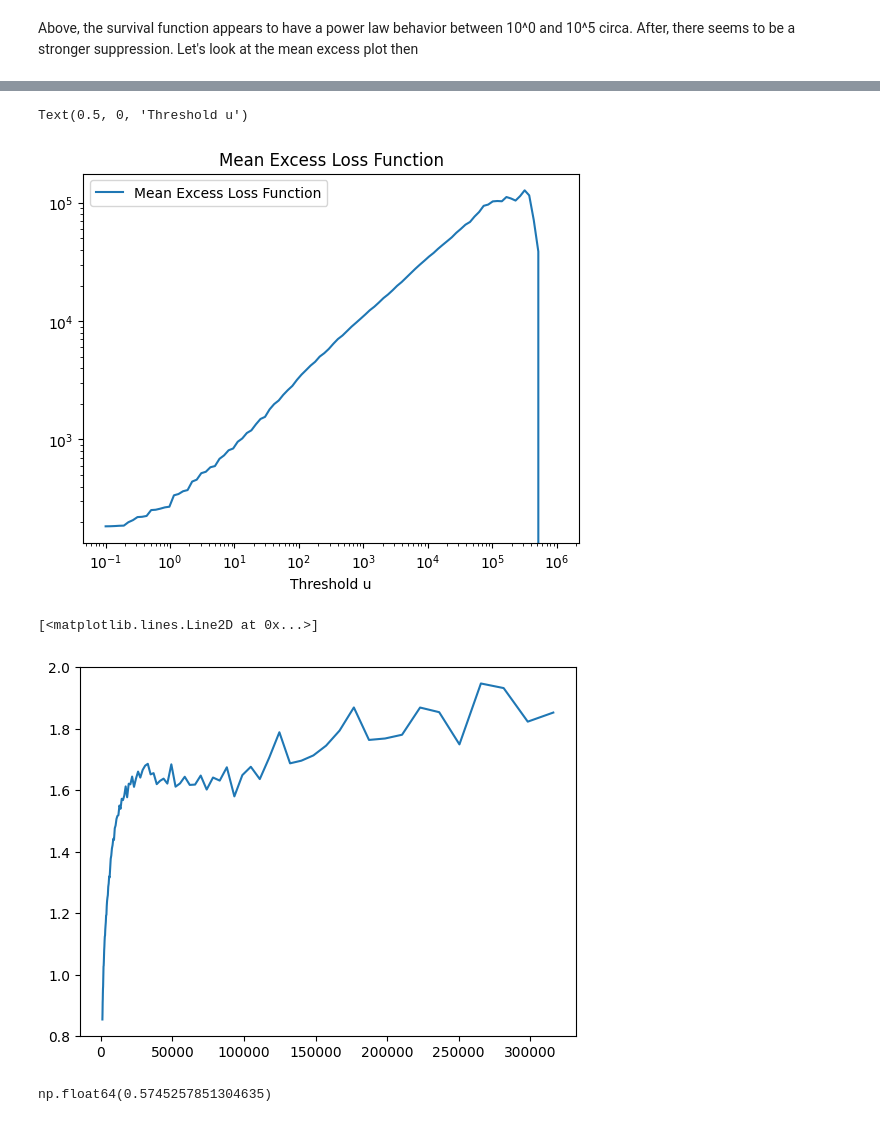
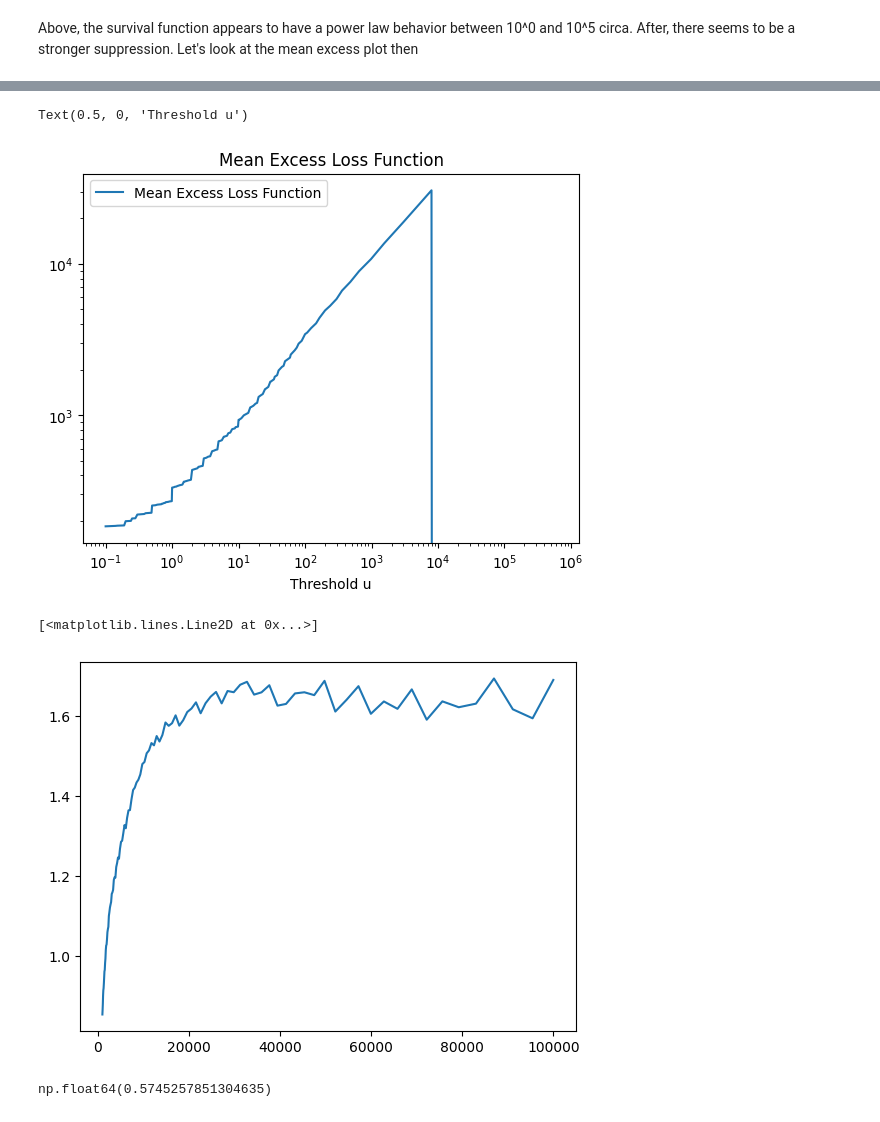
Before and after one commit to LoreAmato/simul_agg_loss, a Jupyter notebook: fire_analysis.ipynb, the cells around one changed output, grey strips where cells are left out. Saved outputs shown, nothing was run; the diff lists cells and outputs as text; code cells hidden in the pictures.

```diff
--- a/fire_analysis.ipynb
+++ b/fire_analysis.ipynb
@@ -96,6 +96,6 @@ Text(0.5, 0, 'Threshold u')
 # %%
 # plot of mean excess loss function
-u_values = np.logspace(-1, 6, 100)
+u_values = np.quantile(x, np.logspace(-1, 0, 1000))
 mef_values = [fa.mean_excess_loss(fire_sizes, u) for u in u_values]
 plt.loglog(u_values, mef_values, label='Mean Excess Loss Function')
 plt.title('Mean Excess Loss Function')
@@ -103,17 +103,17 @@ plt.legend()
 plt.xlabel('Threshold u')
 # %% [output]
 Text(0.5, 0, 'Threshold u')
-[figure, old version]
+[figure, new version]
 # %%
 # plot of hill estimator as function of k
-k_values = np.logspace(3, 5.5,100)
+k_values = np.logspace(3, 5,100)
 hill_values = np.array([fa.hill_estimator(fire_sizes, int(k)) for k in k_values])
 plt.plot(k_values, hill_values)
 #plt.xlabel('k (number of top order statistics)')
 #plt.ylim(0.5, 1.5)
 # %% [output]
 [<matplotlib.lines.Line2D at 0x...>]
-[figure, old version]
+[figure, new version]
 # %%
 fa.pareto_tail_survival(fire_sizes,p_min=0.80,p_max=0.99)
 # %% [output]
```
Also changed, not shown: parts of 20 cells of this notebook.
